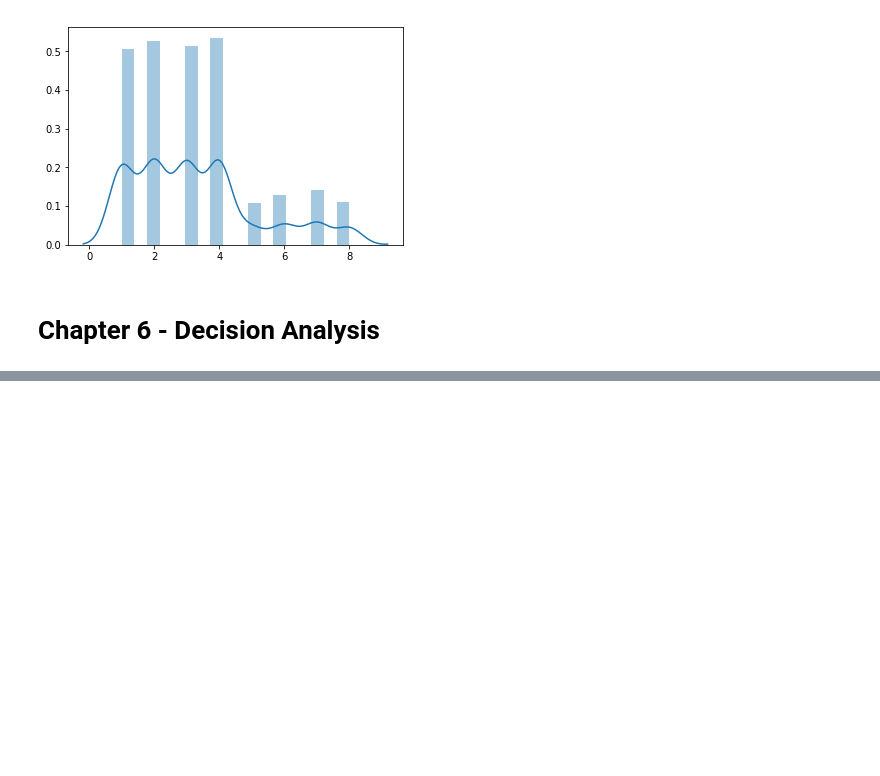
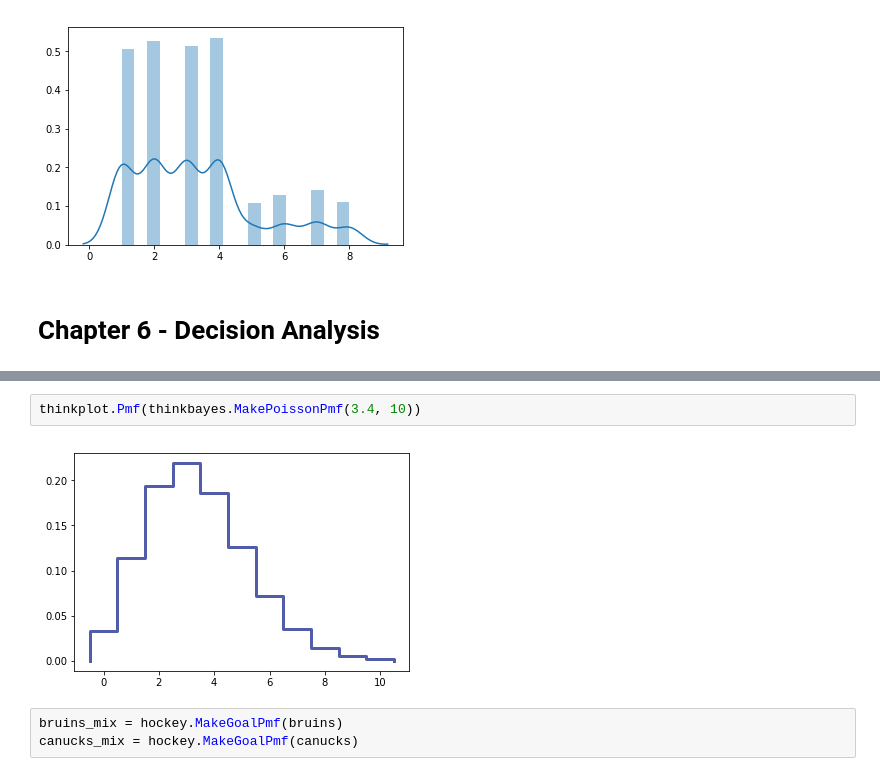
Before and after one commit to tblanarik/ThinkBayesPractice, a Jupyter notebook: ThinkBayesPractice.ipynb, the cells around one changed output, grey strips where cells are left out. Cells and saved outputs as stored; diff of their text form; blank space fills up the shorter version.

```diff
--- a/ThinkBayesPractice.ipynb
+++ b/ThinkBayesPractice.ipynb
@@ -142,0 +238,7 @@ sns.distplot(d_values)
+# %%
+thinkplot.Pmf(thinkbayes.MakePoissonPmf(3.4, 10))
+# %% [output]
+[figure, added]
+# %%
+bruins_mix = hockey.MakeGoalPmf(bruins)
+canucks_mix = hockey.MakeGoalPmf(canucks)
```
Also changed, not shown: parts of 32 cells of this notebook.
